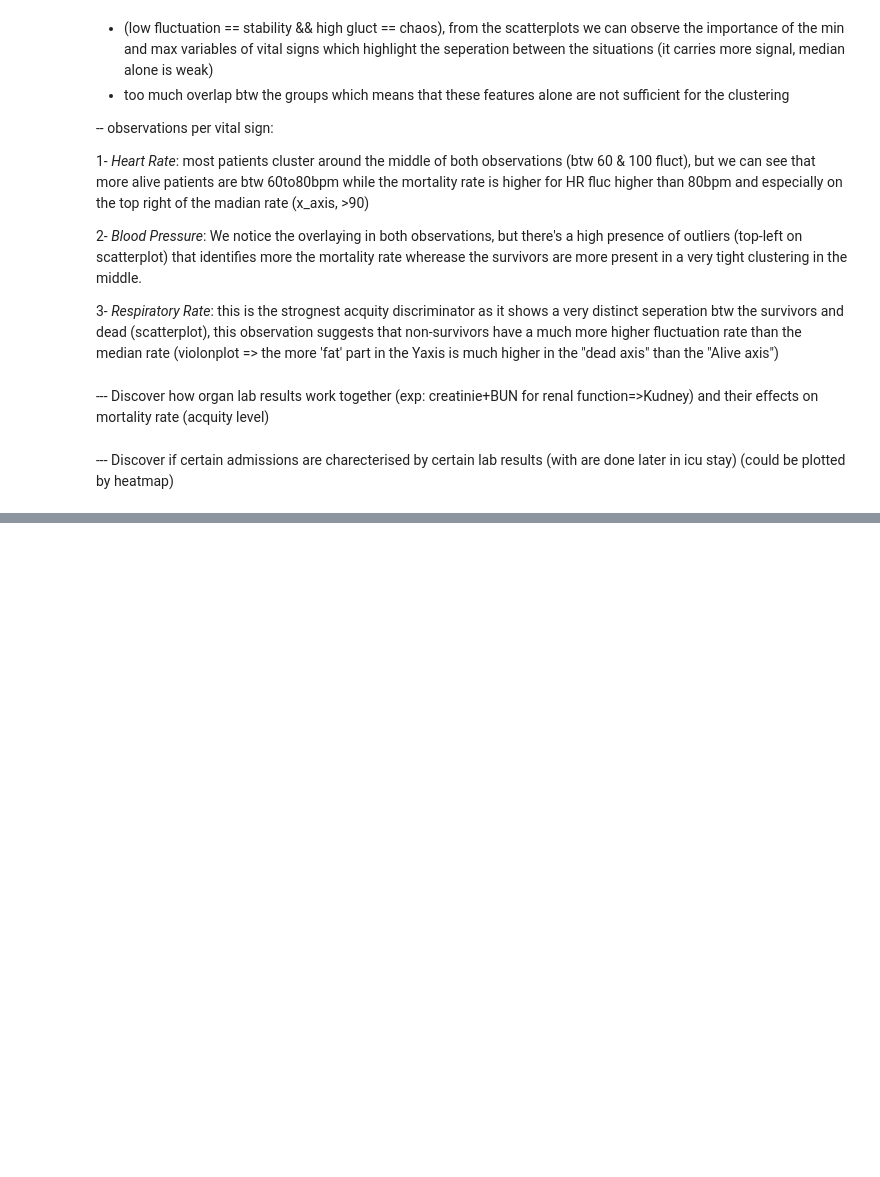
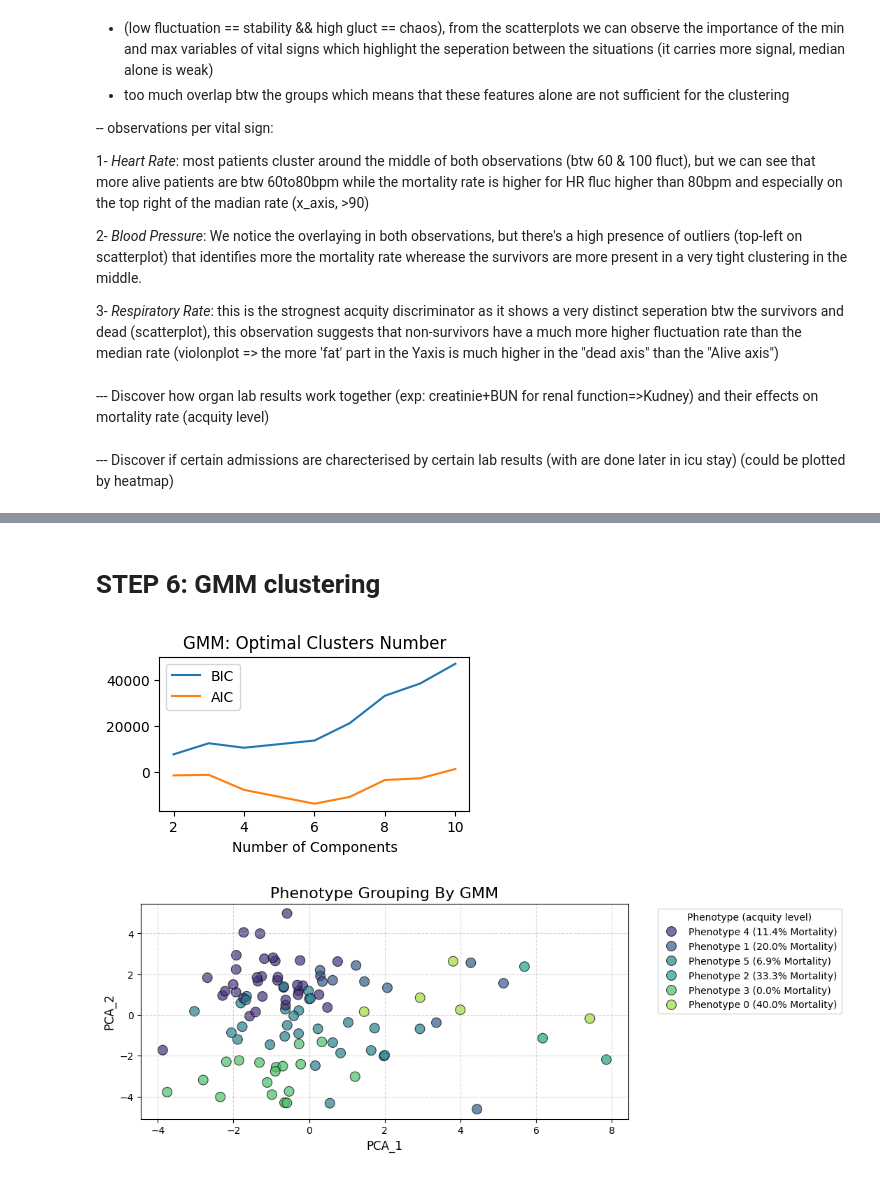
Before and after one commit to OnsHanafi/icu-acquity-phenotyping, a Jupyter notebook: ICUproject.ipynb, the cells around one changed output, grey strips where cells are left out. Saved outputs shown, nothing was run; the diff lists cells and outputs as text; code cells hidden in the pictures; blank space fills up the shorter version.

```diff
--- a/ICUproject.ipynb
+++ b/ICUproject.ipynb
@@ -1244,0 +1276,53 @@ plt.show()
+# %% [markdown]
+# STEP 6: GMM clustering
+# %%
+
+# --- 1. BIC/AIC: Finding Optimal number of Clusters (n_components) ---
+# we'll use Bayesian Information Criterion (BIC) since GMM is a probabilic method
+n_components = range(2, 11)
+models = [GaussianMixture(n, covariance_type='full', random_state=42).fit(X_processed) for n in n_components]
+
+plt.figure(figsize=(4, 2))
+plt.plot(n_components, [m.bic(X_processed) for m in models], label='BIC')
+plt.plot(n_components, [m.aic(X_processed) for m in models], label='AIC')
+plt.xlabel('Number of Components')
+plt.legend()
+plt.title('GMM: Optimal Clusters Number')
+plt.show()
+
+# --- 2. execute GMM ---
+gmm = GaussianMixture(n_components=6, covariance_type='full', random_state=42)
+df['phenotype_gmm'] = gmm.fit_predict(X_processed)
+
+# *** For better understanding we will add mortality rate (which is an indication of acquity level) for each phenotype to the descriptive ***
+
+# 2. Calculate Mortality Rate per Phenotype
+gmm_rates = df.groupby('phenotype_gmm')['hospital_expire_flag'].mean() * 100
+
+# 3. Create labels ( Phenotype X (YZ% Mortality))
+cluster_gmm_labels = {i: f"Phenotype {i} ({gmm_rates[i]:.1f}% Mortality)" for i in range(6)}
+df['gmm_label'] = df['phenotype_gmm'].map(cluster_gmm_labels)
+
+# 4. GMM Cluster Visualization
+plt.figure(figsize=(9, 4))
+sns.scatterplot(
+    x=pca_1,
+    y=pca_2,
+    hue=df['gmm_label'],
+    palette='viridis',
+    alpha=0.7,
+    s=100,
+    edgecolor='black'
+)
+
+plt.title('Phenotype Grouping By GMM', fontsize=16)
+plt.xlabel('PCA_1', fontsize=12)
+plt.ylabel('PCA_2', fontsize=12)
+plt.legend(title='Phenotype (acquity level)', bbox_to_anchor=(1.05, 1), loc='upper left')
+plt.grid(True, linestyle='--', alpha=0.5)
+
+# plt.tight_layout()
+plt.show()
+# %% [output]
+[figure, added]
+[figure, added]
```
Also changed, not shown: parts of 14 cells of this notebook.
